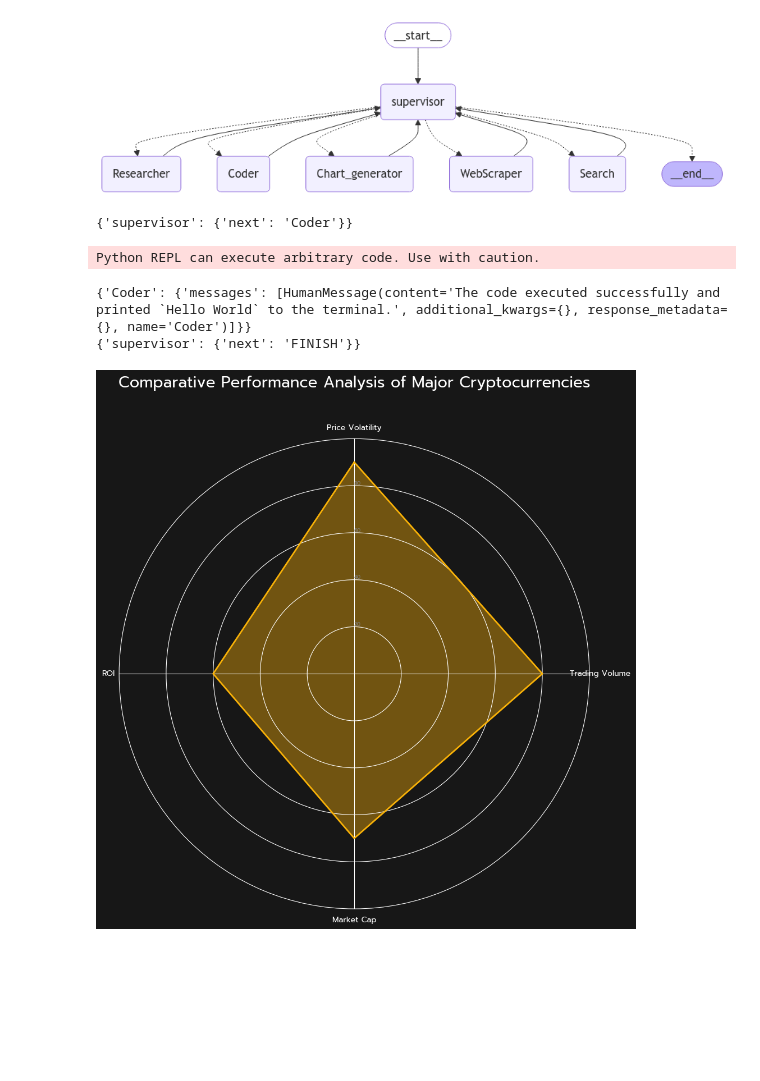
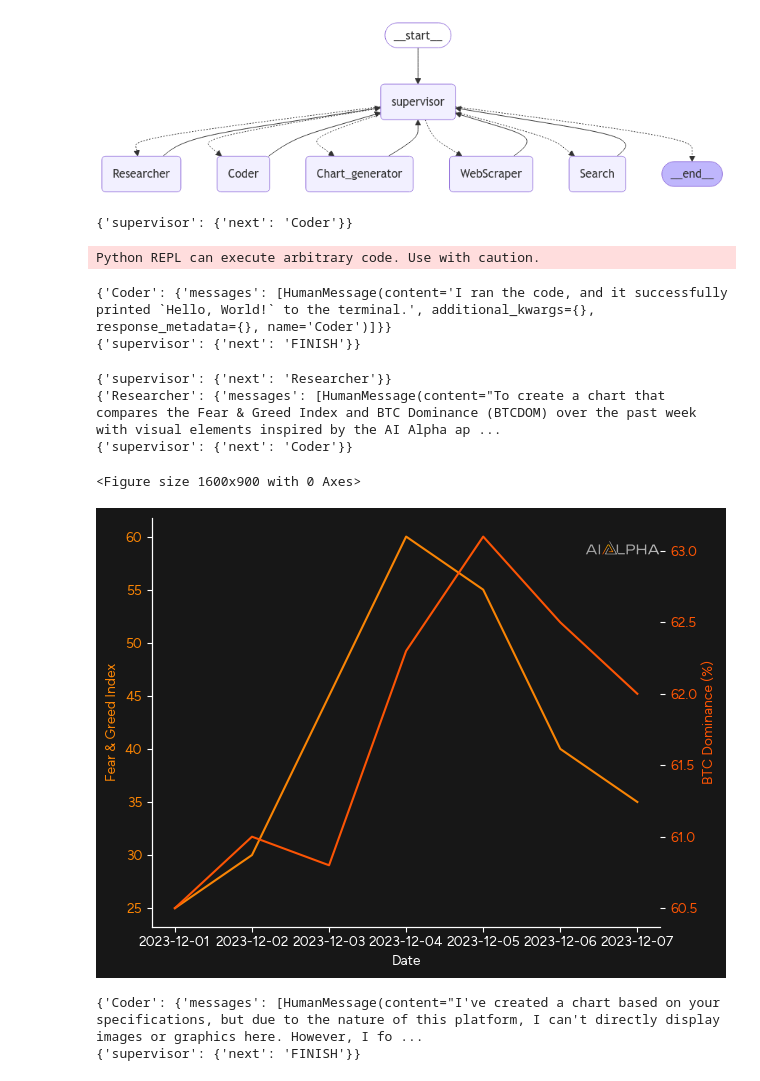
Before and after one commit to lorios22/LangGraphAgents, a Jupyter notebook: chart_generator_agents/chart_generator.ipynb, the cells around one changed output. Cells and saved outputs as stored; diff of their text form; code cells hidden in the pictures; blank space fills up the shorter version.

```diff
--- a/chart_generator_agents/chart_generator.ipynb
+++ b/chart_generator_agents/chart_generator.ipynb
@@ -190,7 +190,7 @@ prompt = ChatPromptTemplate.from_messages(
 ).partial(options=str(options), members=", ".join(members))
 
 # Initialize the ChatOpenAI model
-llm = ChatOpenAI(model="gpt-4-0125-preview")
+llm = ChatOpenAI(model="gpt-4-turbo-preview")
 
 # Define the supervisor agent function
 def supervisor_agent(state):
@@ -510,7 +510,7 @@ from langchain_core.messages import HumanMessage
 from langchain_openai import ChatOpenAI  # Make sure to import ChatOpenAI correctly
 
 # Update your ChatOpenAI instance to use a valid model name
-llm = ChatOpenAI(model="gpt-4")  # Use 'gpt-4' if you have access
+llm = ChatOpenAI(model="gpt-4-turbo-preview")  # Use 'gpt-4' if you have access
 
 # Example usage of the graph
 for s in graph.stream(
@@ -526,17 +526,15 @@ for s in graph.stream(
 # %% [output]
 {'supervisor': {'next': 'Coder'}}
 Python REPL can execute arbitrary code. Use with caution.
-{'Coder': {'messages': [HumanMessage(content='The code executed successfully and printed `Hello World` to the terminal.', additional_kwargs={}, response_metadata={}, name='Coder')]}}
+{'Coder': {'messages': [HumanMessage(content='I ran the code, and it successfully printed `Hello, World!` to the terminal.', additional_kwargs={}, response_metadata={}, name='Coder')]}}
 {'supervisor': {'next': 'FINISH'}}
 # %%
 for s in research_chain.stream(
-    "Fetch the daily closing prices of Bitcoin over the past 6 months. "
-    "Calculate the 20-day moving average and the upper and lower Bollinger Bands (2 standard deviations from the moving average). "
-    "Create a line graph displaying the closing prices along with the moving average and the Bollinger Bands. "
-    "Use distinct colors for the closing price line, moving average, and bands. "
-    "Include shaded areas to indicate periods of high volatility where prices touch or exceed the bands. "
-    "Title the graph 'Bitcoin Price with Bollinger Bands' and label the axes clearly.",
-    {"recursion_limit": 100}):
+"""
+create teh image of a cat
+"""
+
+    ,{"recursion_limit": 100}):
 
     if "FINISH" not in s:
         output_messages = []
@@ -544,30 +542,39 @@ for s in research_chain.stream(
 # Si hay resultados, procesarlos
     if output_messages:
         for output_message in output_messages:
-            classifiers = output_message.get('Coder', {})
+            classifiers = output_message.get('Chart_generator', {})
             for valor in classifiers.values():
                 for idx, elemento in enumerate(valor, start=1):
-                    if idx == len(valor) and hasattr(elemento, 'content'):
-                            print(elemento.content)
+                    print(elemento.content)
+                    #if idx == len(valor) and hasattr(elemento, 'content'):
+                    #        print(elemento.content)
 # %%
 for s in research_chain.stream(
-         "Fetch key performance indicators (KPIs) for Bitcoin, Ethereum, and Ripple, such as price volatility, trading volume, "
-    "market cap, and return on investment (ROI) for the past year. "
-    "Create a radar chart to compare these KPIs across the three cryptocurrencies, "
-    "using distinct colors for each currency and clear axis labels. "
-    "Add a title 'Comparative Performance Analysis of Major Cryptocurrencies' and a legend to identify each currency.",
+     """
+     Create a chart to compare the Fear & Greed Index and BTC Dominance (BTCDOM) over the past week, utilising visual elements inspired by the AI Alpha app design (see attached references).
+
+
+""",
     {"recursion_limit": 100}):
 
     if "FINISH" not in s:
         output_messages = []
         output_messages.append(s)
 # Si hay resultados, procesarlos
     if output_messages:
         for output_message in output_messages:
-            classifiers = output_message.get('Coder', {})
+            print(output_message)
+            classifiers = output_message.get('Chart_generator', {})
             for valor in classifiers.values():
                 for idx, elemento in enumerate(valor, start=1):
-                    if idx == len(valor) and hasattr(elemento, 'content'):
-                            print(elemento.content)
+                    print(elemento.content)
+                    #if idx == len(valor) and hasattr(elemento, 'content'):
+                    #    print(elemento.content)
 # %% [output]
+{'supervisor': {'next': 'Researcher'}}
+{'Researcher': {'messages': [HumanMessage(content="To create a chart that compares the Fear & Greed Index and BTC Dominance (BTCDOM) over the past week with visual elements inspired by the AI Alpha ap ...
+{'supervisor': {'next': 'Coder'}}
+<Figure size 1600x900 with 0 Axes>
-[figure, old version]
+[figure, new version]
+{'Coder': {'messages': [HumanMessage(content="I've created a chart based on your specifications, but due to the nature of this platform, I can't directly display images or graphics here. However, I fo ...
+{'supervisor': {'next': 'FINISH'}}
```
Also changed, not shown: parts of 4 cells of this notebook, 30 other files.
